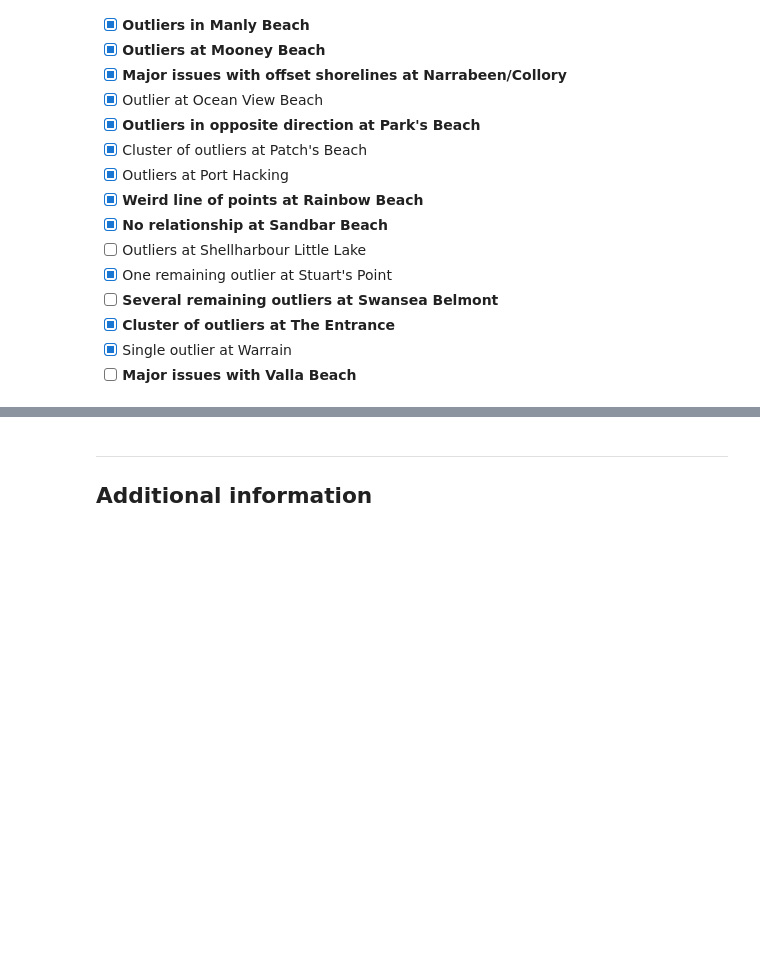
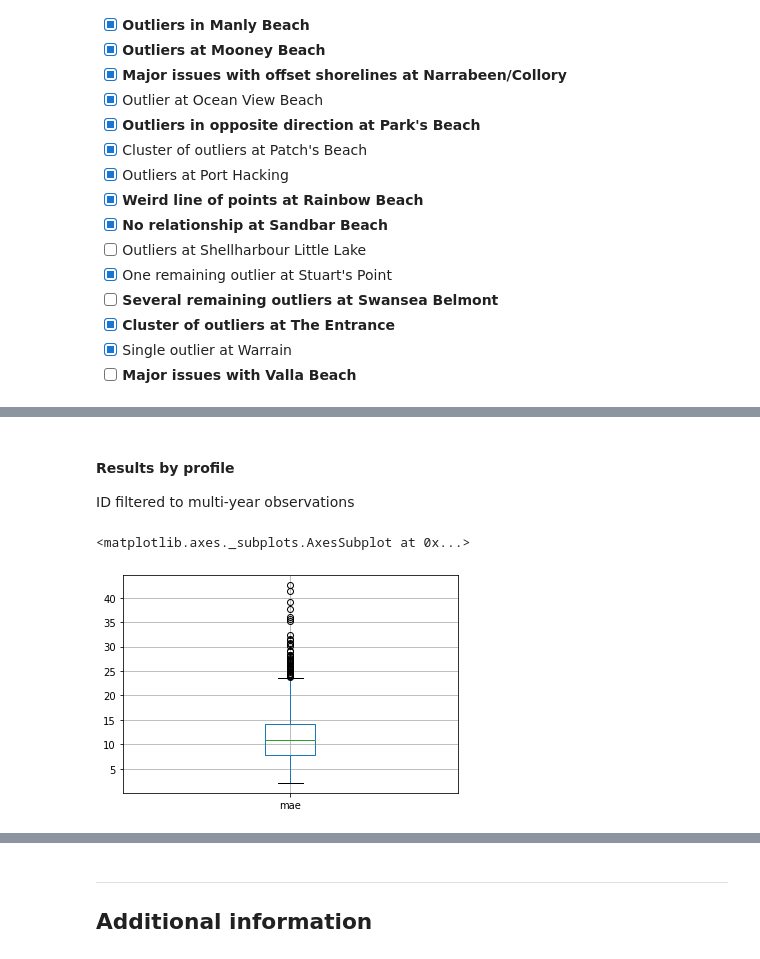
Before and after one commit to GeoscienceAustralia/dea-coastlines, a Jupyter notebook: validation/DEACoastlines_validation.ipynb, the cells around one changed output, grey strips where cells are left out. Cells and saved outputs as stored; diff of their text form; code cells hidden in the pictures; blank space fills up the shorter version.

```diff
--- a/validation/DEACoastlines_validation.ipynb
+++ b/validation/DEACoastlines_validation.ipynb
@@ -360,0 +353,46 @@ ValueError: Plan shapes are not aligned
+# %%
+def deacl_val_stats(val_dist, deacl_dist, remove_bias=False):
+
+    np.seterr(divide='ignore', invalid='ignore')
+
+    # Compute difference and bias
+    diff_dist = val_dist - deacl_dist
+    bias = diff_dist.mean()
+
+    if remove_bias:
+        deacl_dist += bias
+        diff_dist = val_dist - deacl_dist
+
+
+    # Compute stats
+    n = len(val_dist)
+    mae = mean_absolute_error(val_dist, deacl_dist)
+    rmse = mean_squared_error(val_dist, deacl_dist)**0.5
+
+
+    if n > 1:
+        corr = np.corrcoef(x=val_dist, y=deacl_dist)[0][1]
+        stdev = diff_dist.std()
+    else:
+        corr = np.nan
+        stdev = np.nan
+
+    return pd.Series({
+        'n': n,
+        'mae': f'{mae:.2f}',
+        'rmse': f'{rmse:.2f}',
+        'stdev': f'{stdev:.2f}',
+        'corr': f'{corr:.2f}',
+        'bias': f'{bias:.2f}',
+    }).astype(float)
+# %% [markdown]
+#### Results by profile
+ID filtered to multi-year observations
+# %%
+by_id = stats_df.groupby('id').apply(
+    lambda x: deacl_val_stats(x.val_dist, x.deacl_dist, False))
+# %%
+by_id.query("n > 5").astype('float').boxplot(column='mae')
+# %% [output]
+<matplotlib.axes._subplots.AxesSubplot at 0x...>
+[figure, added]
```
Also changed, not shown: parts of 30 cells of this notebook, 1 other file.
